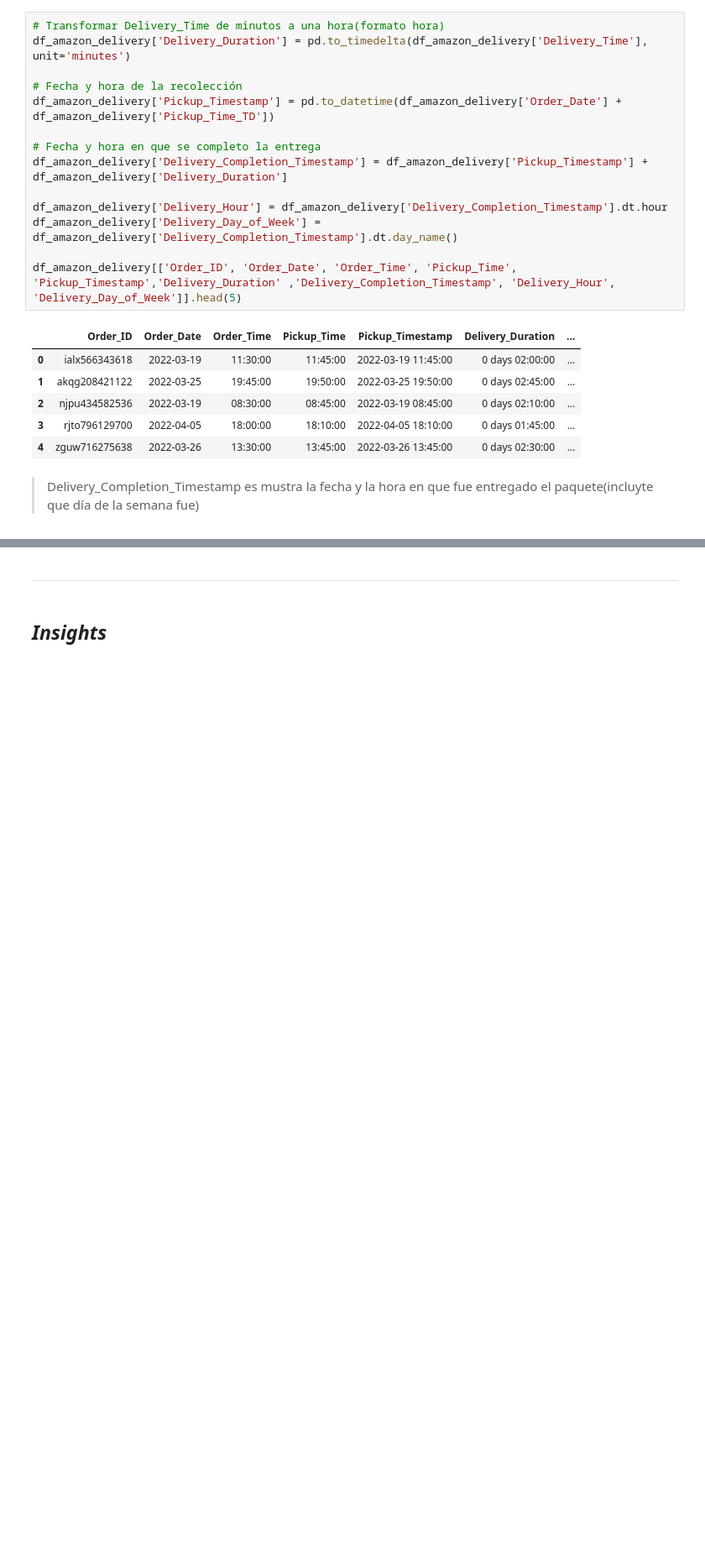
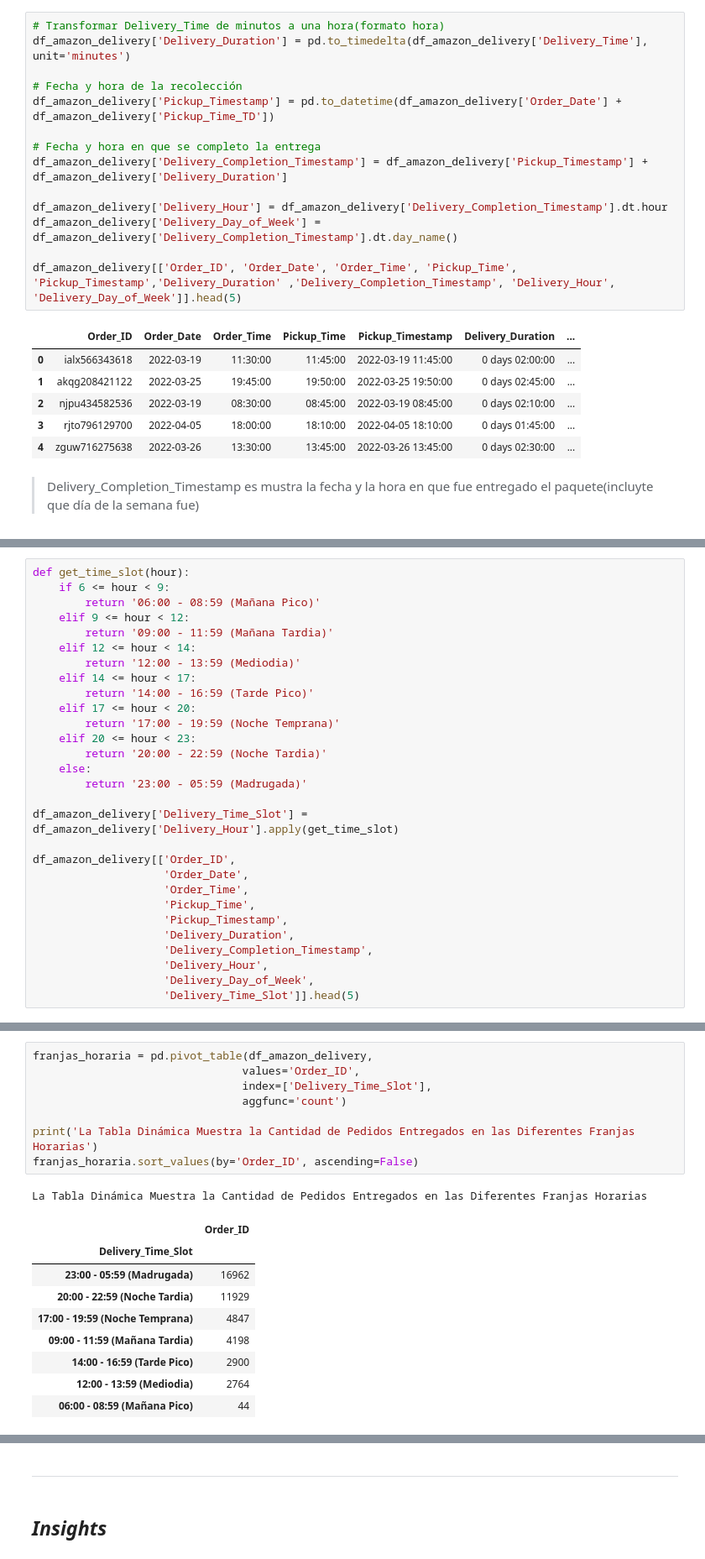
Before and after one commit to SaitoM17/amazon_delivery, a Jupyter notebook: notebooks/eda.ipynb, the cells around one changed output, grey strips where cells are left out. Shown: that part at 84% size. Drawn from its saved outputs; the diff is of its cells as text; blank space fills up the shorter version.

Commit message:
feat(eda): Identificar la franja horaria en que se entregan los pedidos

```diff
--- a/notebooks/eda.ipynb
+++ b/notebooks/eda.ipynb
@@ -370,0 +373,29 @@ df_amazon_delivery[['Order_ID', 'Order_Date', 'Order_Time', 'Pickup_Time', 'Pick
+# %%
+def get_time_slot(hour):
+    if 6 <= hour < 9:
+        return '06:00 - 08:59 (Mañana Pico)'
+    elif 9 <= hour < 12:
+        return '09:00 - 11:59 (Mañana Tardia)'
+    elif 12 <= hour < 14:
+        return '12:00 - 13:59 (Mediodia)'
+    elif 14 <= hour < 17:
+        return '14:00 - 16:59 (Tarde Pico)'
+    elif 17 <= hour < 20:
+        return '17:00 - 19:59 (Noche Temprana)'
+    elif 20 <= hour < 23:
+        return '20:00 - 22:59 (Noche Tardia)'
+    else:
+        return '23:00 - 05:59 (Madrugada)'
+
+df_amazon_delivery['Delivery_Time_Slot'] = df_amazon_delivery['Delivery_Hour'].apply(get_time_slot)
+
+df_amazon_delivery[['Order_ID',
+                    'Order_Date',
+                    'Order_Time',
+                    'Pickup_Time',
+                    'Pickup_Timestamp',
+                    'Delivery_Duration',
+                    'Delivery_Completion_Timestamp',
+                    'Delivery_Hour',
+                    'Delivery_Day_of_Week',
+                    'Delivery_Time_Slot']].head(5)
@@ -370,0 +409,19 @@ df_amazon_delivery[['Order_ID', 'Order_Date', 'Order_Time', 'Pickup_Time', 'Pick
+# %%
+franjas_horaria = pd.pivot_table(df_amazon_delivery,
+                                values='Order_ID',
+                                index=['Delivery_Time_Slot'],
+                                aggfunc='count')
+
+print('La Tabla Dinámica Muestra la Cantidad de Pedidos Entregados en las Diferentes Franjas Horarias')
+franjas_horaria.sort_values(by='Order_ID', ascending=False)
+# %% [output]
+La Tabla Dinámica Muestra la Cantidad de Pedidos Entregados en las Diferentes Franjas Horarias
+|  | Order_ID |
+| Delivery_Time_Slot |  |
+| 23:00 - 05:59 (Madrugada) | 16962 |
+| 20:00 - 22:59 (Noche Tardia) | 11929 |
+| 17:00 - 19:59 (Noche Temprana) | 4847 |
+| 09:00 - 11:59 (Mañana Tardia) | 4198 |
+| 14:00 - 16:59 (Tarde Pico) | 2900 |
+| 12:00 - 13:59 (Mediodia) | 2764 |
+| 06:00 - 08:59 (Mañana Pico) | 44 |
```
Also changed, not shown: parts of 3 cells of this notebook.
